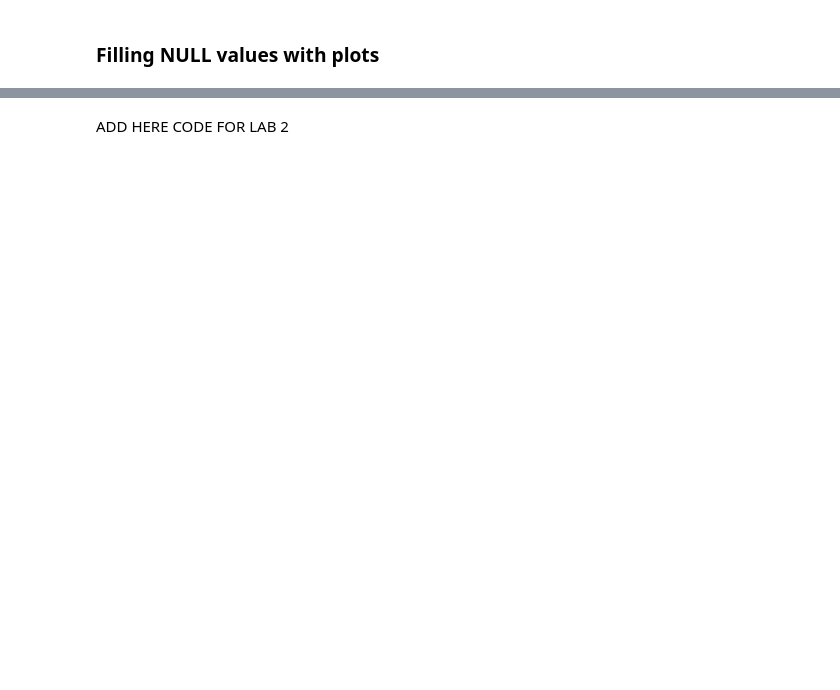
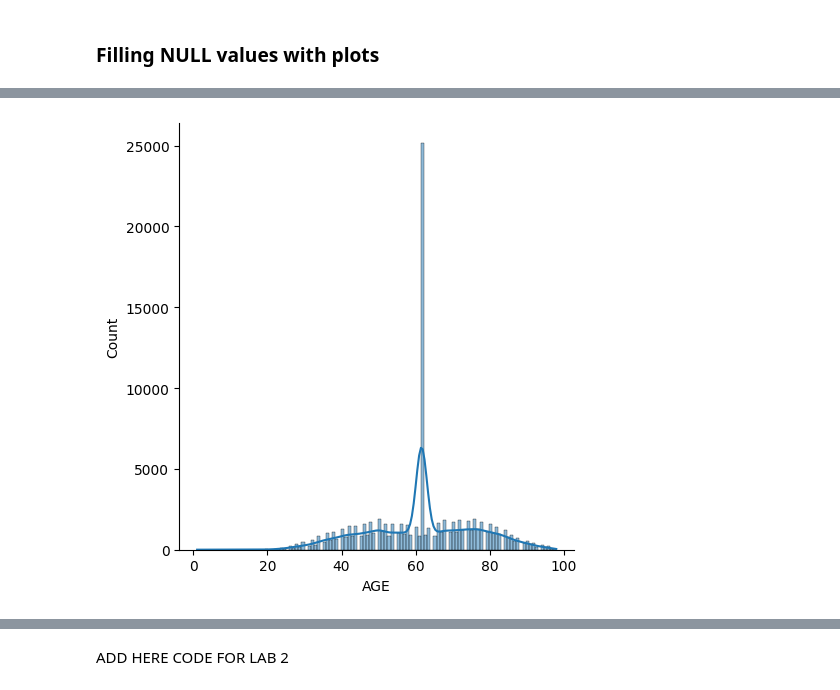
Before and after one commit to fbgr/lab-revisiting-machine-learning, a Jupyter notebook: L. 7.01 7.02 original.ipynb, the cells around one changed output, grey strips where cells are left out. Drawn from its saved outputs; the diff is of its cells as text; code cells hidden in the pictures; blank space fills up the shorter version.

```diff
--- a/L. 7.01 7.02 original.ipynb
+++ b/L. 7.01 7.02 original.ipynb
@@ -401 +553,5 @@ categorical['GENDER'] = categorical['GENDER'].fillna('F')
+# %%
+for column in numerical.columns:
+    if column[0:6]== 'ADATE_':
+        numerical = numerical.drop(column,axis=1)
 # %% [markdown]
@@ -430,2 +667,6 @@ df[df['nulls']>0]
 # %% [markdown]
 ### Activity 2.2.2
+# %%
+for column in numerical.columns:
+    if column[0:6]== 'ADATE_':
+        numerical = numerical.drop(column,axis=1)
@@ -434,7 +718,9 @@ df[df['nulls']>0]
 # %%
 numerical['AGE'] = numerical["AGE"].fillna(np.mean(numerical['AGE']))
-sns.distplot(numerical['AGE'])
+sns.displot(numerical['AGE'],kde=True)
 plt.show()
 #probably would be a bit better to use a predictive method here but this works
+# %% [output]
+[figure, added]
 # %%
 #sns.distplot(numerical['INCOME'])  # this will not work as there are NaNs in the column
```
Also changed, not shown: parts of 53 cells of this notebook.
